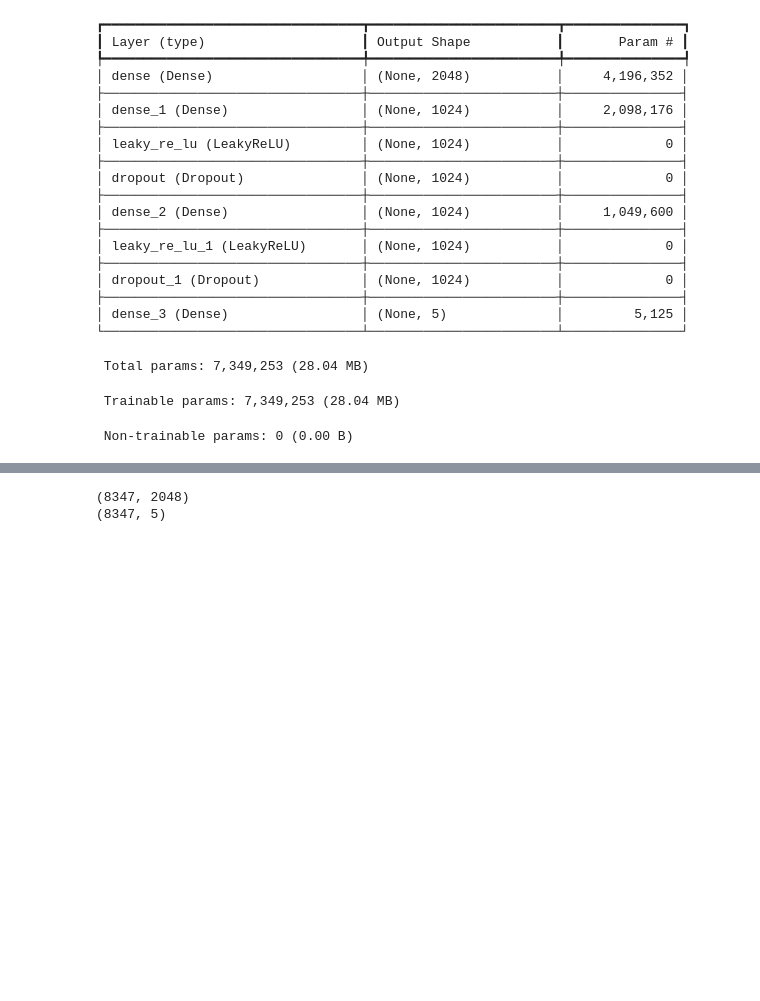
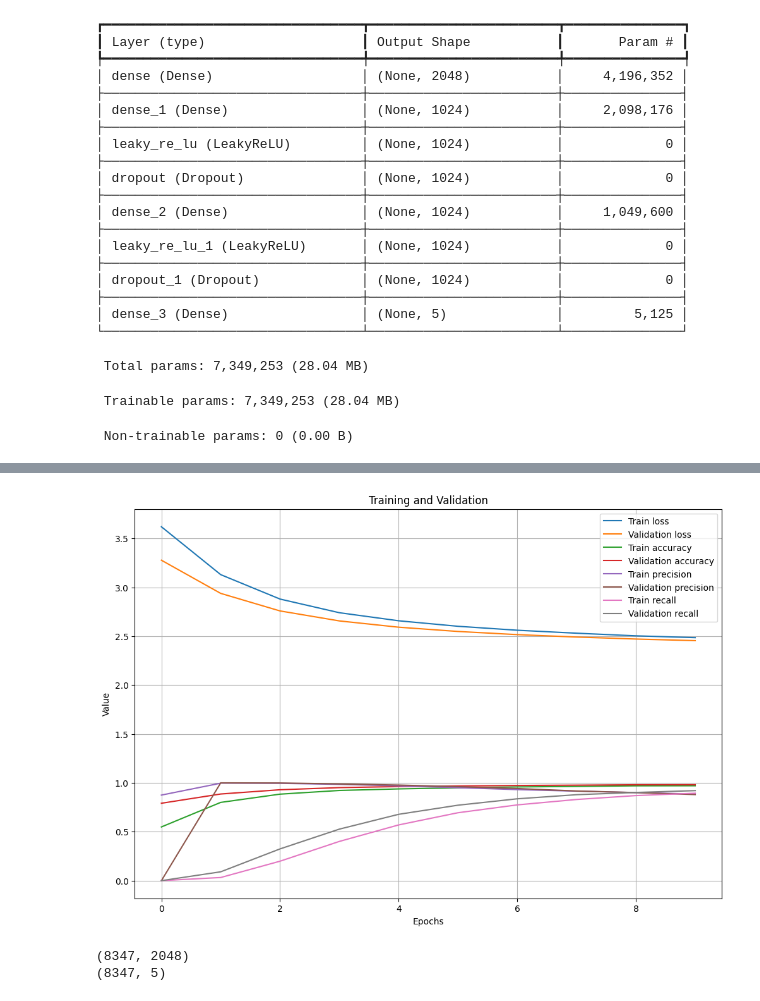
Before and after one commit to ninakuhlen/ai-gear-fault-detection, a Jupyter notebook: notebooks/fft_net.ipynb, the cells around one changed output, grey strips where cells are left out. Drawn from its saved outputs; the diff is of its cells as text; code cells hidden in the pictures; blank space fills up the shorter version.

Commit message:
feat: add visualization for training course

```diff
--- a/notebooks/fft_net.ipynb
+++ b/notebooks/fft_net.ipynb
@@ -19,7 +19,7 @@ import src.visualization as vis
 import src.model_constructor as mc
 # %%
 # set the source directory for the preprocessed data to use
-SOURCE: str = "1369c9db-a3bc-4a53-932f-e54121ff6b6f"
+SOURCE: str = "e7bd1f0d-e576-4179-8d7e-4a98ead8fdcc"
 
 # setup a single index for control purposes
 CONTROL_INDEX: int = 1
@@ -151,7 +151,7 @@ Klassenverteilung: [6430. 6430. 6429. 6430. 6429.]
 # %%
 LEARNING_RATE: float = 0.0001
 MOMENTUM: float = 0.8 #0.9
-BATCH_SIZE: int = 64
+BATCH_SIZE: int = 32 #64
 EPOCHS: int = 10
 THRESHOLD = 0.95
 NUMBER_OF_HIDDEN_LAYERS: int = 2
@@ -203,6 +203,15 @@ Model: "sequential"
  Total params: 7,349,253 (28.04 MB)
  Trainable params: 7,349,253 (28.04 MB)
  Non-trainable params: 0 (0.00 B)
+# %%
+# Early Stopping when loss does not change after some epochs
+from keras.callbacks import EarlyStopping
+
+early_stopping = EarlyStopping(
+    monitor='val_loss',  # Überwachung der Validierungsverlustes
+    patience=10,         # Training stoppt, wenn sich die val_loss nach 10 Epochen nicht verbessert
+    restore_best_weights=True
+)
 # %%
 
 '''
@@ -231,12 +240,14 @@ model.compile(
     ],
 )
 
-model.fit(
+history = model.fit(
     x=training_samples,
     y=y_one_hot,
     epochs=EPOCHS,
     batch_size=BATCH_SIZE,
     validation_split=0.1,
+    shuffle=True,
+    callbacks=[early_stopping]
     #class_weight=class_weights,
 )
 # %% [output]
@@ -264,3 +274,8 @@ Epoch 10/10
+# %%
+# visualize training metrics
+vis.plot_training_history(history, metrics=["loss", "accuracy", "precision", "recall"])
+# %% [output]
+[figure, added]
 # %%
 test_dataset = prepare_data_for_input(evaluation_data)
 
```
Also changed, not shown: parts of 6 cells of this notebook, 1 other file.
